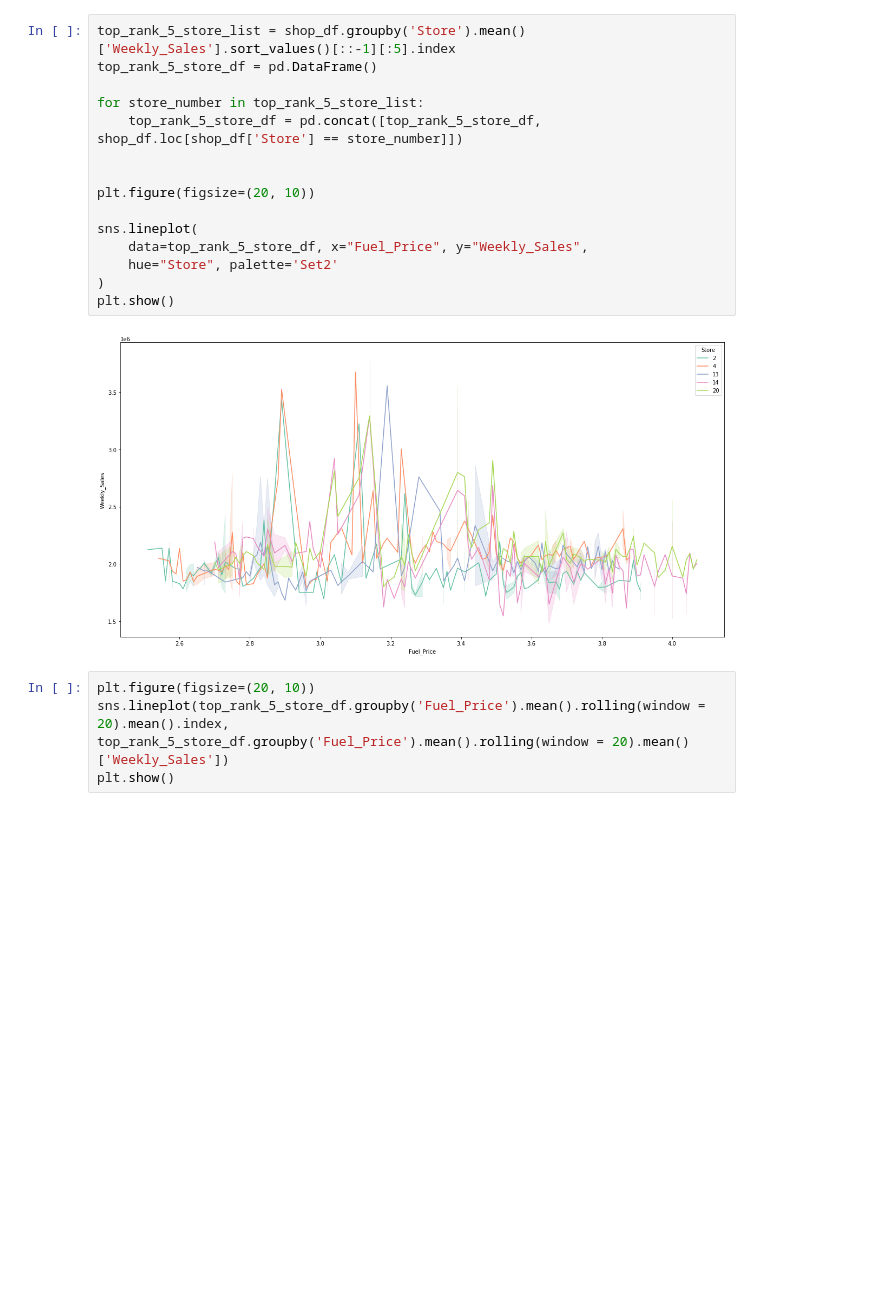
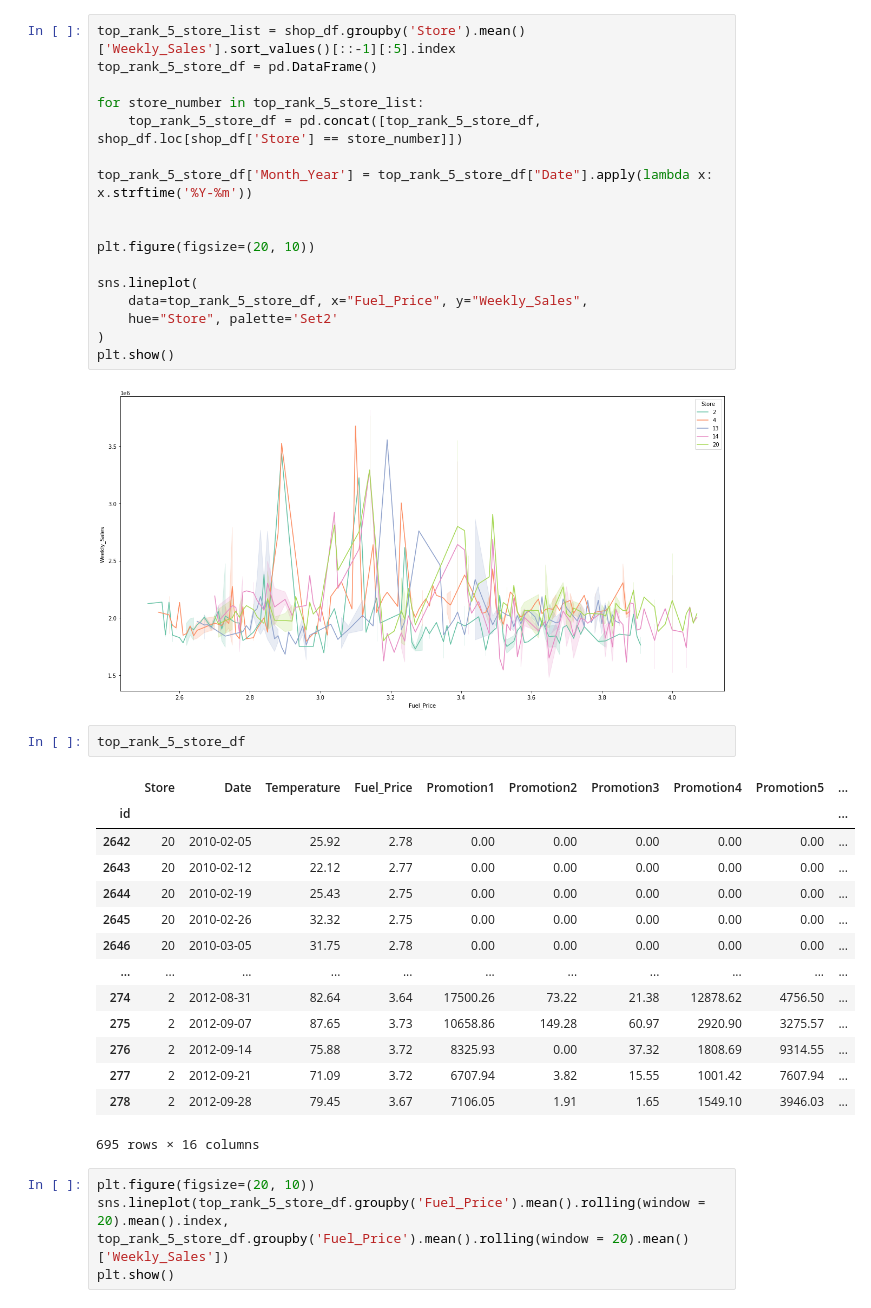
Before and after one commit to jsw6872/DataScience-ML-Spring, a Jupyter notebook: teamlabxinflearn/week_4/vizualization/assignment/sales_shopping_mall_branch.ipynb, the cells around one changed output. Saved outputs shown, nothing was run; the diff lists cells and outputs as text; blank space fills up the shorter version.

```diff
--- a/teamlabxinflearn/week_4/vizualization/assignment/sales_shopping_mall_branch.ipynb
+++ b/teamlabxinflearn/week_4/vizualization/assignment/sales_shopping_mall_branch.ipynb
@@ -220,6 +234,8 @@ top_rank_5_store_df = pd.DataFrame()
 
 for store_number in top_rank_5_store_list:
     top_rank_5_store_df = pd.concat([top_rank_5_store_df, shop_df.loc[shop_df['Store'] == store_number]])
+
+top_rank_5_store_df['Month_Year'] = top_rank_5_store_df["Date"].apply(lambda x: x.strftime('%Y-%m'))
 
 
 plt.figure(figsize=(20, 10))
@@ -231,6 +247,23 @@ sns.lineplot(
 plt.show()
 # %% [output]
 [figure]
+# %%
+top_rank_5_store_df
+# %% [output]
+|  | Store | Date | Temperature | Fuel_Price | Promotion1 | Promotion2 | Promotion3 | Promotion4 | Promotion5 | ... |
+| id |  |  |  |  |  |  |  |  |  | ... |
+| 2642 | 20 | 2010-02-05 | 25.92 | 2.78 | 0.00 | 0.00 | 0.00 | 0.00 | 0.00 | ... |
+| 2643 | 20 | 2010-02-12 | 22.12 | 2.77 | 0.00 | 0.00 | 0.00 | 0.00 | 0.00 | ... |
+| 2644 | 20 | 2010-02-19 | 25.43 | 2.75 | 0.00 | 0.00 | 0.00 | 0.00 | 0.00 | ... |
+| 2645 | 20 | 2010-02-26 | 32.32 | 2.75 | 0.00 | 0.00 | 0.00 | 0.00 | 0.00 | ... |
+| 2646 | 20 | 2010-03-05 | 31.75 | 2.78 | 0.00 | 0.00 | 0.00 | 0.00 | 0.00 | ... |
+| ... | ... | ... | ... | ... | ... | ... | ... | ... | ... | ... |
+| 274 | 2 | 2012-08-31 | 82.64 | 3.64 | 17500.26 | 73.22 | 21.38 | 12878.62 | 4756.50 | ... |
+| 275 | 2 | 2012-09-07 | 87.65 | 3.73 | 10658.86 | 149.28 | 60.97 | 2920.90 | 3275.57 | ... |
+| 276 | 2 | 2012-09-14 | 75.88 | 3.72 | 8325.93 | 0.00 | 37.32 | 1808.69 | 9314.55 | ... |
+| 277 | 2 | 2012-09-21 | 71.09 | 3.72 | 6707.94 | 3.82 | 15.55 | 1001.42 | 7607.94 | ... |
+| 278 | 2 | 2012-09-28 | 79.45 | 3.67 | 7106.05 | 1.91 | 1.65 | 1549.10 | 3946.03 | ... |
+695 rows × 16 columns
 # %%
 plt.figure(figsize=(20, 10))
 sns.lineplot(top_rank_5_store_df.groupby('Fuel_Price').mean().rolling(window = 20).mean().index, top_rank_5_store_df.groupby('Fuel_Price').mean().rolling(window = 20).mean()['Weekly_Sales'])
```
Also changed, not shown: parts of 14 cells of this notebook.
